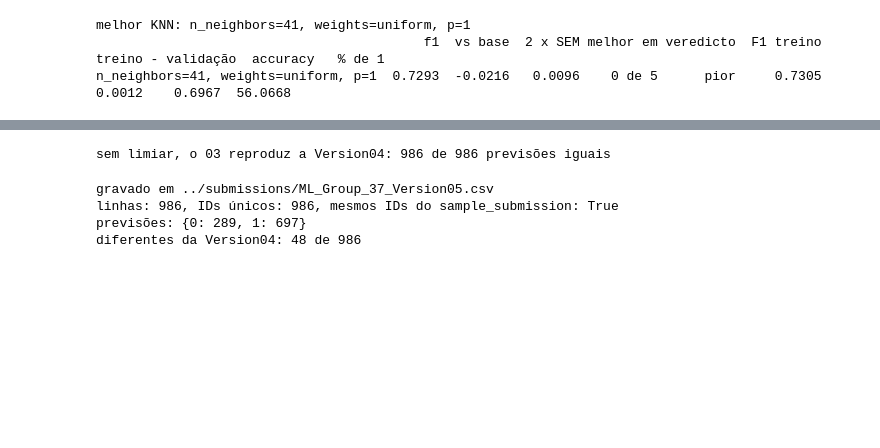
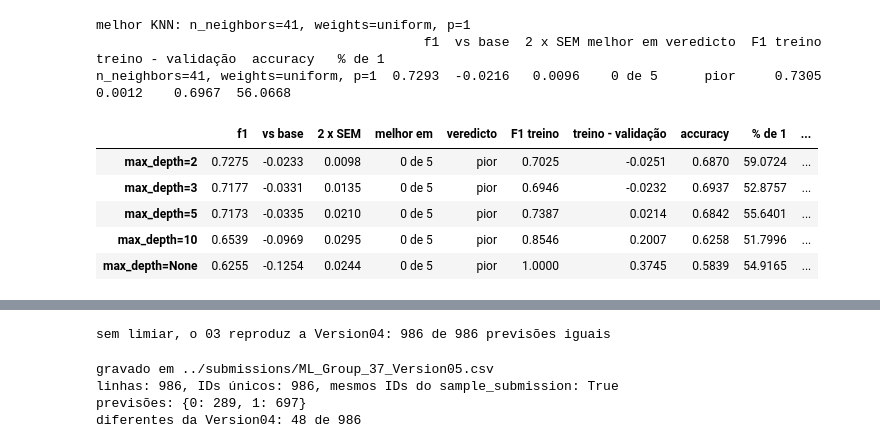
Before and after one commit to josebrites16/ML_project_2026-copia, a Jupyter notebook: notebooks/03_modelling.ipynb, the cells around one changed output, grey strips where cells are left out. Cells and saved outputs as stored; diff of their text form; code cells hidden in the pictures; blank space fills up the shorter version.

```diff
--- a/notebooks/03_modelling.ipynb
+++ b/notebooks/03_modelling.ipynb
@@ -637,3 +637,45 @@ print(knn_grid_table.loc[[knn_chosen_name]].round(4).to_string())
 melhor KNN: n_neighbors=41, weights=uniform, p=1
                                           f1  vs base  2 x SEM melhor em veredicto  F1 treino  treino - validação  accuracy   % de 1
 n_neighbors=41, weights=uniform, p=1  0.7293  -0.0216   0.0096    0 de 5      pior     0.7305              0.0012    0.6967  56.0668
+# %%
+# ===== [4.5] ÁRVORE DE DECISÃO - início =====
+# Passo 27 - max_depth, uma definição de cada vez (W9, Step 23, célula 71). A árvore faz
+# perguntas às colunas ("spend_90d <= x?") e responde com a classe mais frequente da folha
+# onde a compra cai. max_depth limita quantas perguntas um caminho pode fazer; o defeito, None,
+# deixa crescer até separar quase todas as compras de treino (F1 de treino perto de 1:
+# decora o treino). Todas as árvores levam random_state, como na W9.
+# A árvore não precisa de escala nem de log1p (W9, célula 22): uma transformação que mantém a
+# ordem não muda as perguntas. Usa-se o mesmo prepare_selected para medir na mesma régua.
+from sklearn.tree import DecisionTreeClassifier
+
+
+def tree_size(model):
+    """Profundidade e folhas da árvore ajustada em todas as linhas de treino (como a W9).
+
+    O fit_predict ajusta o modelo que recebe, por isso, depois dele, a cópia está ajustada.
+    """
+    fitted = clone(model)
+    fit_predict(prepare_selected, frame, frame, SCALER_FINAL, ENCODER_FINAL, fitted)
+    return fitted.get_depth(), fitted.get_n_leaves()
+
+
+def tree_sweep(setting, values):
+    """Uma definição da árvore de cada vez, com as outras no defeito (W9, "The settings")."""
+    models = {f"{setting}={value}": DecisionTreeClassifier(random_state=RANDOM_STATE,
+                                                            **{setting: value})
+              for value in values}
+    table, runs = sweep(models)
+    table["profundidade"], table["folhas"] = zip(*[tree_size(m) for m in models.values()])
+    return table, runs
+
+
+max_depth_values = [2, 3, 5, 10, None]
+depth_table, depth_runs = tree_sweep("max_depth", max_depth_values)
+depth_table.round(4)
+# %% [output]
+|  | f1 | vs base | 2 x SEM | melhor em | veredicto | F1 treino | treino - validação | accuracy | % de 1 | ... |
+| max_depth=2 | 0.7275 | -0.0233 | 0.0098 | 0 de 5 | pior | 0.7025 | -0.0251 | 0.6870 | 59.0724 | ... |
+| max_depth=3 | 0.7177 | -0.0331 | 0.0135 | 0 de 5 | pior | 0.6946 | -0.0232 | 0.6937 | 52.8757 | ... |
+| max_depth=5 | 0.7173 | -0.0335 | 0.0210 | 0 de 5 | pior | 0.7387 | 0.0214 | 0.6842 | 55.6401 | ... |
+| max_depth=10 | 0.6539 | -0.0969 | 0.0295 | 0 de 5 | pior | 0.8546 | 0.2007 | 0.6258 | 51.7996 | ... |
+| max_depth=None | 0.6255 | -0.1254 | 0.0244 | 0 de 5 | pior | 1.0000 | 0.3745 | 0.5839 | 54.9165 | ... |
```
Also changed, not shown: parts of 7 cells of this notebook.
